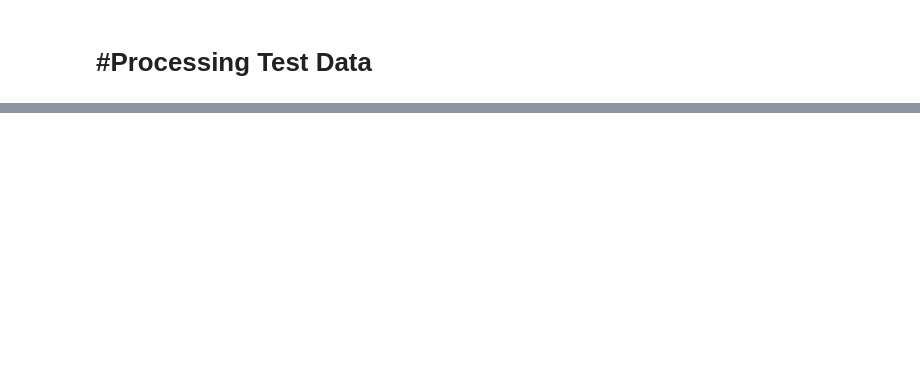
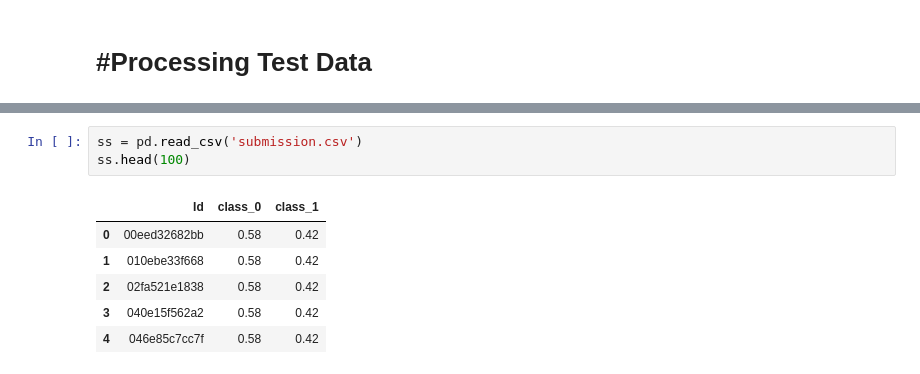
Before and after one commit to Irfanamrl/ICR-Identifying-Age-Related-Condition, a Jupyter notebook: ICR-Prediction.ipynb, the cells around one changed output, grey strips where cells are left out. Drawn from its saved outputs; the diff is of its cells as text; blank space fills up the shorter version.

```diff
--- a/ICR-Prediction.ipynb
+++ b/ICR-Prediction.ipynb
@@ -443,0 +342,10 @@ HBox(children=(Button(description='Copy', style=ButtonStyle()), Dropdown(options
+# %%
+ss = pd.read_csv('submission.csv')
+ss.head(100)
+# %% [output]
+|  | Id | class_0 | class_1 |
+| 0 | 00eed32682bb | 0.58 | 0.42 |
+| 1 | 010ebe33f668 | 0.58 | 0.42 |
+| 2 | 02fa521e1838 | 0.58 | 0.42 |
+| 3 | 040e15f562a2 | 0.58 | 0.42 |
+| 4 | 046e85c7cc7f | 0.58 | 0.42 |
```
Also changed, not shown: parts of 17 cells of this notebook.
